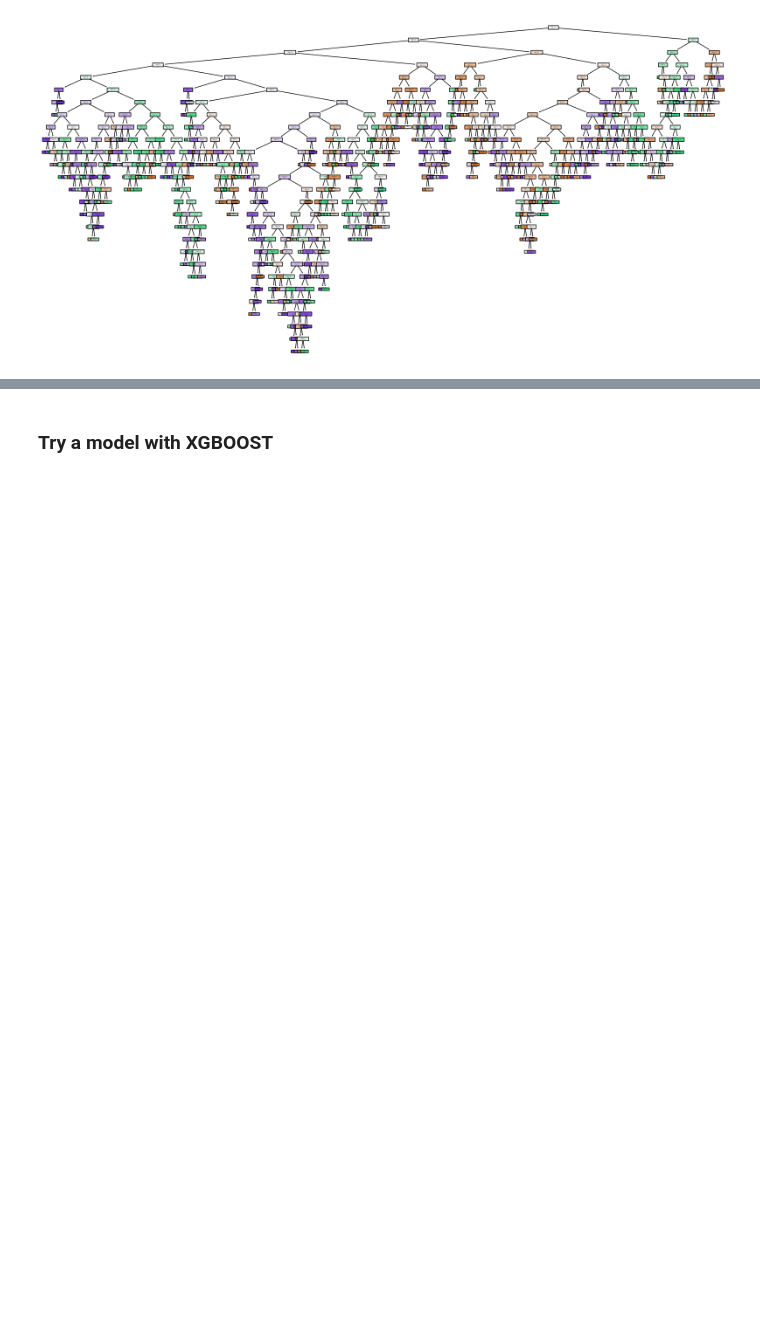
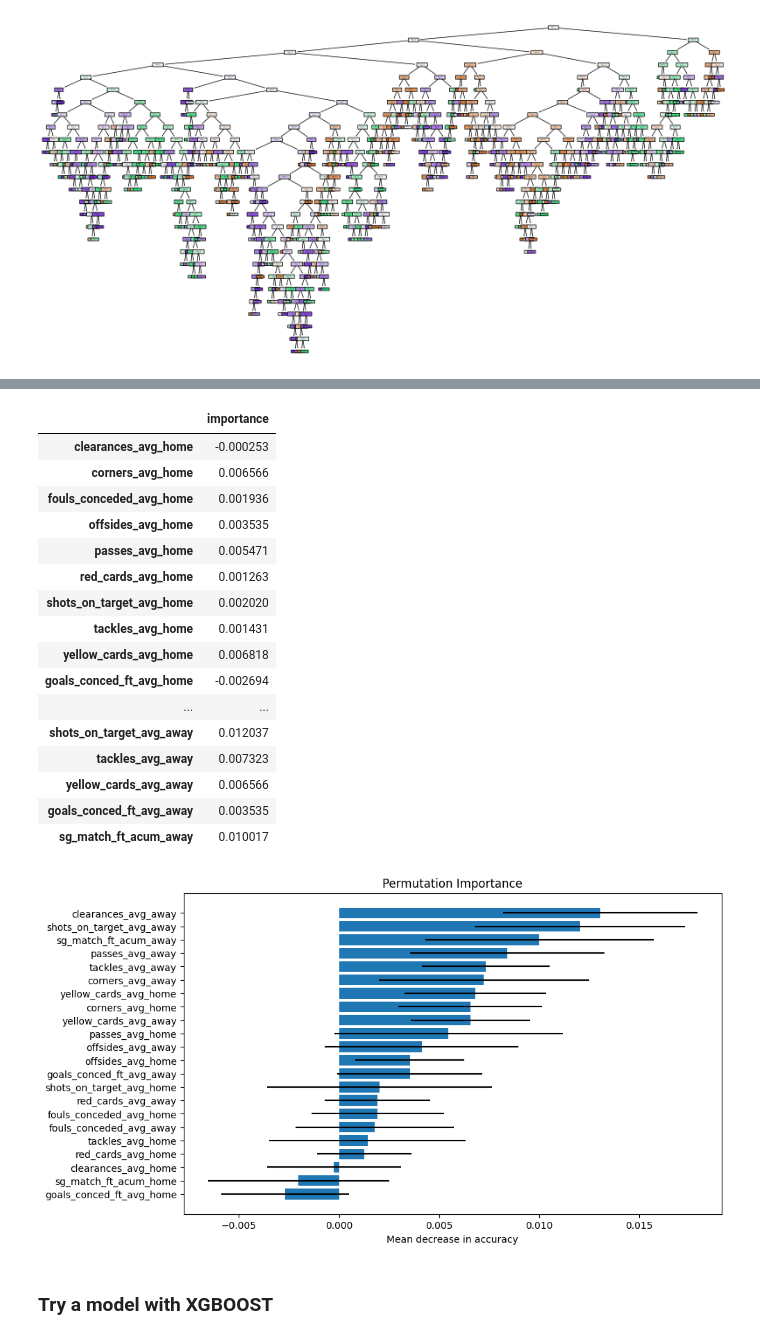
Before and after one commit to amanda-ucc/soccer-predictor, a Jupyter notebook: soccer-predictor.ipynb, the cells around one changed output, grey strips where cells are left out. Cells and saved outputs as stored; diff of their text form; code cells hidden in the pictures; blank space fills up the shorter version.

```diff
--- a/soccer-predictor.ipynb
+++ b/soccer-predictor.ipynb
@@ -366,3 +366,30 @@ plot_tree(estimator,
 plt.show()
 # %% [output]
 [figure]
+# %%
+importances = best_clf.feature_importances_
+
+from sklearn.inspection import permutation_importance
+
+result_perm = permutation_importance(best_clf, X_test, y_test, n_repeats=10, n_jobs=-1, random_state=seed)
+
+df_importances = pd.DataFrame(result_perm.importances_mean, index=X_test.columns, columns=['importance'])
+
+display(df_importances)
+
+importances_mean = result_perm.importances_mean
+importances_std = result_perm.importances_std
+feature_names = X_test.columns
+
+# Sort the features by importance
+sorted_idx = importances_mean.argsort()
+
+# Create a bar plot with error bars
+plt.figure(figsize=(10, 6))
+plt.barh(feature_names[sorted_idx], importances_mean[sorted_idx], xerr=importances_std[sorted_idx])
+plt.xlabel('Mean decrease in accuracy')
+plt.title('Permutation Importance')
+
+# Show the plot
+plt.show()
+# %% [output]
@@ -369,3 +413,21 @@ plt.show()
+|  | importance |
+| clearances_avg_home | -0.000253 |
+| corners_avg_home | 0.006566 |
+| fouls_conceded_avg_home | 0.001936 |
+| offsides_avg_home | 0.003535 |
+| passes_avg_home | 0.005471 |
+| red_cards_avg_home | 0.001263 |
+| shots_on_target_avg_home | 0.002020 |
+| tackles_avg_home | 0.001431 |
+| yellow_cards_avg_home | 0.006818 |
+| goals_conced_ft_avg_home | -0.002694 |
+| ... | ... |
+| shots_on_target_avg_away | 0.012037 |
+| tackles_avg_away | 0.007323 |
+| yellow_cards_avg_away | 0.006566 |
+| goals_conced_ft_avg_away | 0.003535 |
+| sg_match_ft_acum_away | 0.010017 |
+[figure, added]
 # %% [markdown]
 ### Try a model with XGBOOST
 # %%
```
Also changed, not shown: parts of 6 cells of this notebook.
